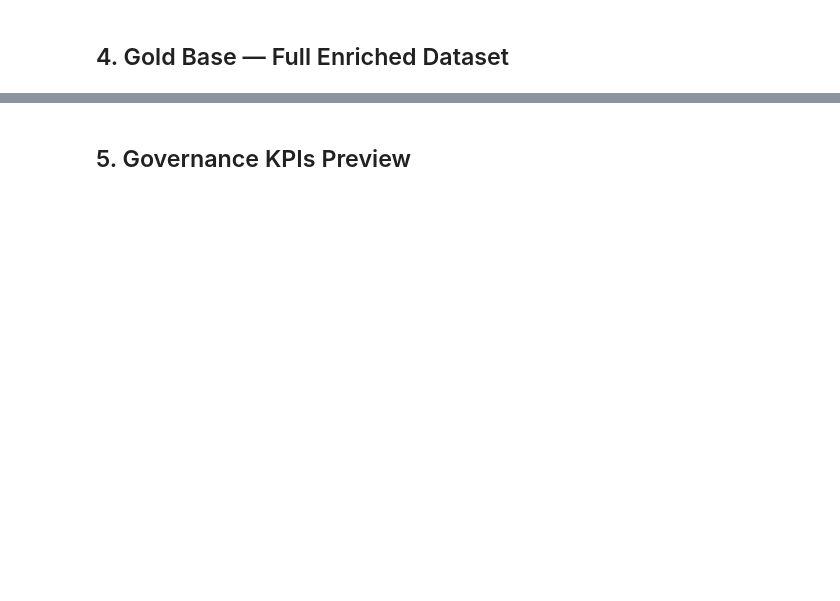
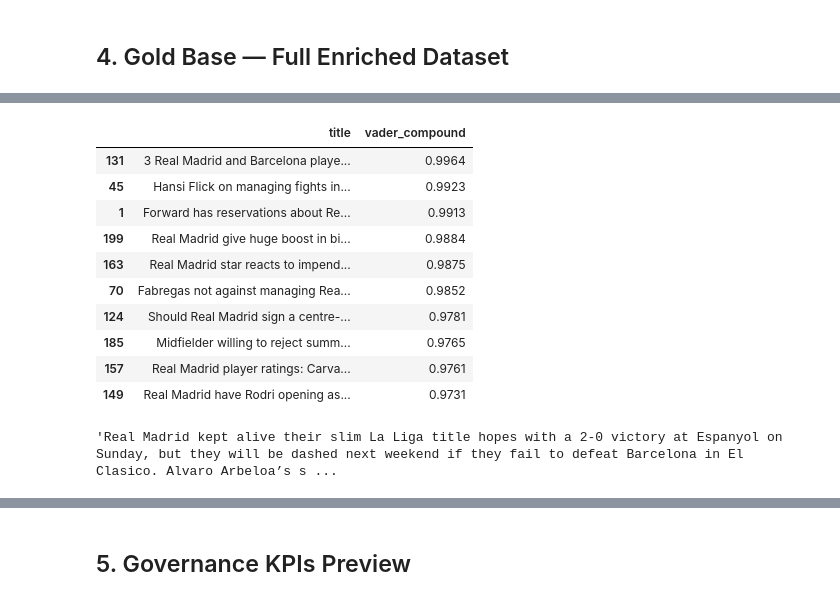
Before and after one commit to EstebanBautista24/prog_analisis_datos, a Jupyter notebook: notebooks/notebook_2_gold_preview.ipynb, the cells around one changed output, grey strips where cells are left out. Drawn from its saved outputs; the diff is of its cells as text; code cells hidden in the pictures; blank space fills up the shorter version.

```diff
--- a/notebooks/notebook_2_gold_preview.ipynb
+++ b/notebooks/notebook_2_gold_preview.ipynb
@@ -150,0 +224,26 @@ if not df_gold.empty:
+# %%
+df_gold[
+    ["title",
+     "body_text",
+     "vader_compound",
+     "sentiment_label",
+     "source"]
+].query("source == 'scraping'")[
+    ["title","vader_compound"]
+].sort_values("vader_compound", ascending=False).head(10)
+# %% [output]
+|  | title | vader_compound |
+| 131 | 3 Real Madrid and Barcelona playe... | 0.9964 |
+| 45 | Hansi Flick on managing fights in... | 0.9923 |
+| 1 | Forward has reservations about Re... | 0.9913 |
+| 199 | Real Madrid give huge boost in bi... | 0.9884 |
+| 163 | Real Madrid star reacts to impend... | 0.9875 |
+| 70 | Fabregas not against managing Rea... | 0.9852 |
+| 124 | Should Real Madrid sign a centre-... | 0.9781 |
+| 185 | Midfielder willing to reject summ... | 0.9765 |
+| 157 | Real Madrid player ratings: Carva... | 0.9761 |
+| 149 | Real Madrid have Rodri opening as... | 0.9731 |
+# %%
+df_gold.loc[0, "body_text"]
+# %% [output]
+'Real Madrid kept alive their slim La Liga title hopes with a 2-0 victory at Espanyol on Sunday, but they will be dashed next weekend if they fail to defeat Barcelona in El Clasico. Alvaro Arbeloa’s s ...
```
Also changed, not shown: parts of 16 cells of this notebook, 58 other files.
